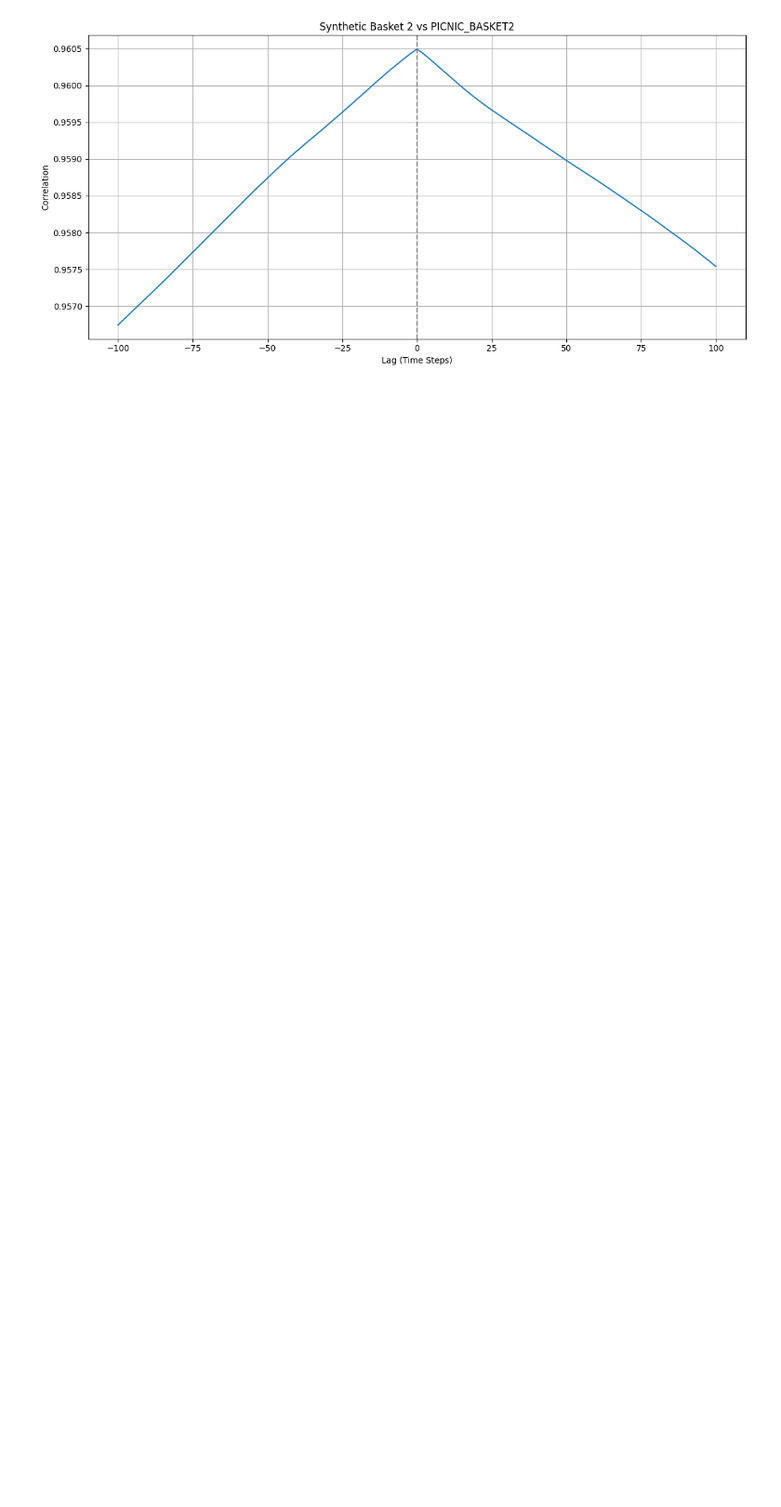
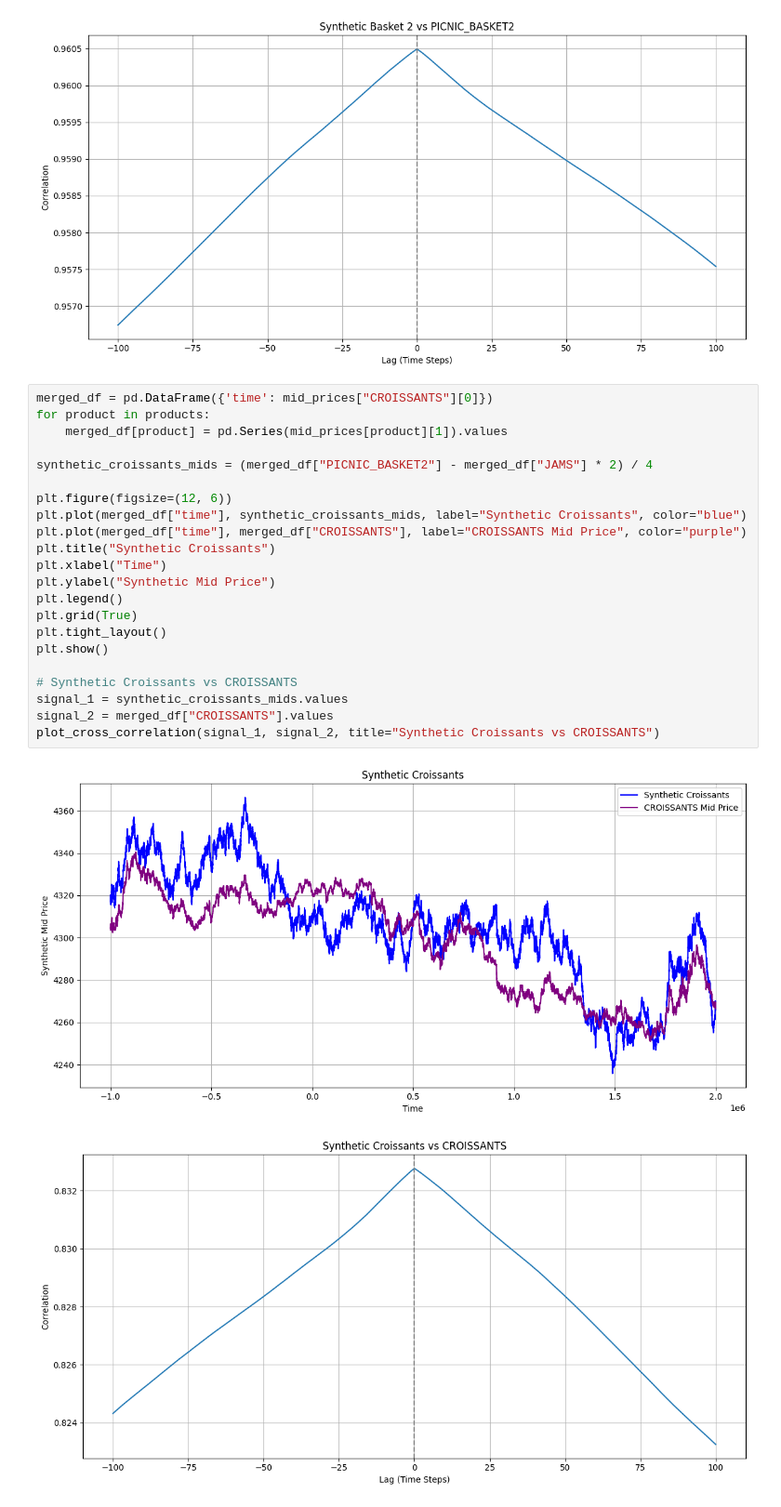
Before and after one commit to jennifer-lu/prosperity-3, a Jupyter notebook: round_2_algo.ipynb, the cells around one changed output. Shown at 93% size. Drawn from its saved outputs; the diff is of its cells as text; blank space fills up the shorter version.

Commit message:
add new correlations and trading ideas

```diff
--- a/round_2_algo.ipynb
+++ b/round_2_algo.ipynb
@@ -231,3 +231,28 @@ plot_cross_correlation(signal_1, signal_2, title="Synthetic Basket 2 vs PICNIC_B
 [figure]
 [figure]
 [figure]
+# %%
+merged_df = pd.DataFrame({'time': mid_prices["CROISSANTS"][0]})
+for product in products:
+    merged_df[product] = pd.Series(mid_prices[product][1]).values
+
+synthetic_croissants_mids = (merged_df["PICNIC_BASKET2"] - merged_df["JAMS"] * 2) / 4
+
+plt.figure(figsize=(12, 6))
+plt.plot(merged_df["time"], synthetic_croissants_mids, label="Synthetic Croissants", color="blue")
+plt.plot(merged_df["time"], merged_df["CROISSANTS"], label="CROISSANTS Mid Price", color="purple")
+plt.title("Synthetic Croissants")
+plt.xlabel("Time")
+plt.ylabel("Synthetic Mid Price")
+plt.legend()
+plt.grid(True)
+plt.tight_layout()
+plt.show()
+
+# Synthetic Croissants vs CROISSANTS
+signal_1 = synthetic_croissants_mids.values
+signal_2 = merged_df["CROISSANTS"].values
+plot_cross_correlation(signal_1, signal_2, title="Synthetic Croissants vs CROISSANTS")
+# %% [output]
+[figure, added]
+[figure, added]
```
Also changed, not shown: parts of 1 cell of this notebook, 1 other file.
